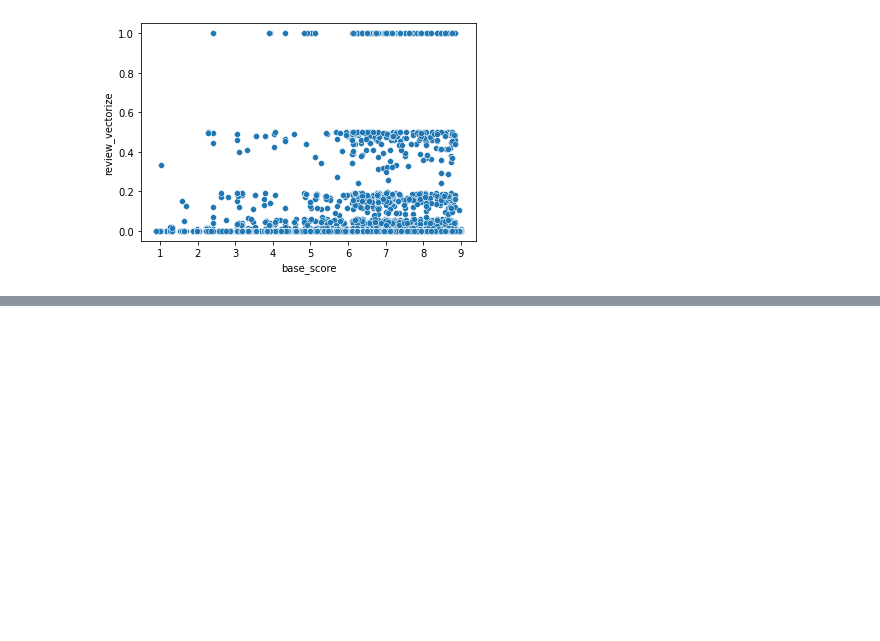
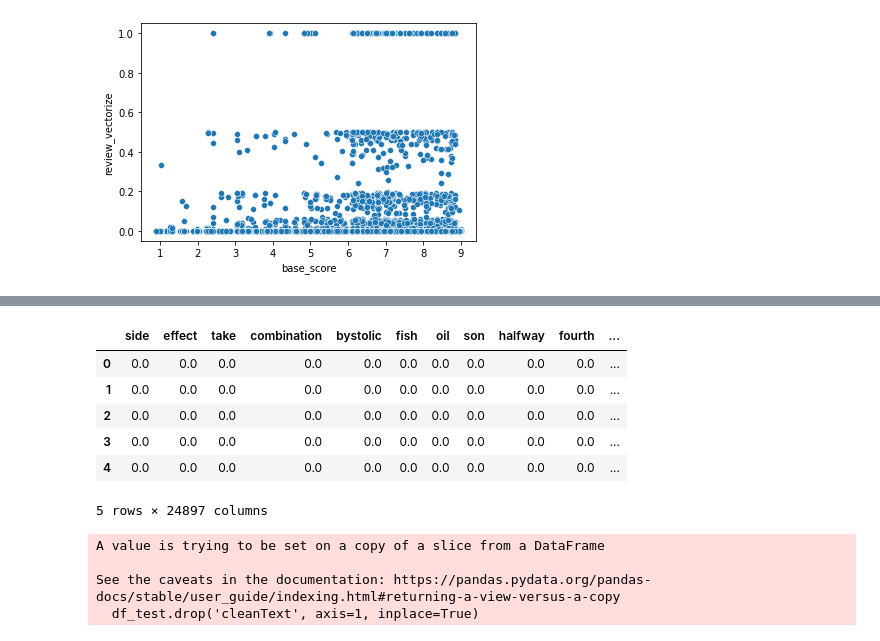
Before and after one commit to riyazunt/NLP_Machine_Test, a Jupyter notebook: NLP_Health_Care.ipynb, the cells around one changed output, grey strips where cells are left out. Saved outputs shown, nothing was run; the diff lists cells and outputs as text; code cells hidden in the pictures; blank space fills up the shorter version.

```diff
--- a/NLP_Health_Care.ipynb
+++ b/NLP_Health_Care.ipynb
@@ -320,0 +722,2 @@ sns.scatterplot(x = df_copy['base_score'], y = df_copy['review_vectorize'])
+# %%
+df_test.drop('index', axis = 1, inplace=True)
@@ -320,0 +738,24 @@ sns.scatterplot(x = df_copy['base_score'], y = df_copy['review_vectorize'])
+# %%
+vt = joblib.load('vectorizer.pkl')
+reg = joblib.load('nlp.pkl')
+# %%
+ds = vt.transform(df_test['cleanText'])
+# %%
+ds = pd.DataFrame.sparse.from_spmatrix(ds, columns=vt.vocabulary_.keys())
+# %%
+ds.head()
+# %% [output]
+|  | side | effect | take | combination | bystolic | fish | oil | son | halfway | fourth | ... |
+| 0 | 0.0 | 0.0 | 0.0 | 0.0 | 0.0 | 0.0 | 0.0 | 0.0 | 0.0 | 0.0 | ... |
+| 1 | 0.0 | 0.0 | 0.0 | 0.0 | 0.0 | 0.0 | 0.0 | 0.0 | 0.0 | 0.0 | ... |
+| 2 | 0.0 | 0.0 | 0.0 | 0.0 | 0.0 | 0.0 | 0.0 | 0.0 | 0.0 | 0.0 | ... |
+| 3 | 0.0 | 0.0 | 0.0 | 0.0 | 0.0 | 0.0 | 0.0 | 0.0 | 0.0 | 0.0 | ... |
+| 4 | 0.0 | 0.0 | 0.0 | 0.0 | 0.0 | 0.0 | 0.0 | 0.0 | 0.0 | 0.0 | ... |
+5 rows × 24897 columns
+# %%
+df_test.drop('cleanText', axis=1, inplace=True)
+# %% [output]
+A value is trying to be set on a copy of a slice from a DataFrame
+
+See the caveats in the documentation: https://pandas.pydata.org/pandas-docs/stable/user_guide/indexing.html#returning-a-view-versus-a-copy
+  df_test.drop('cleanText', axis=1, inplace=True)
```
Also changed, not shown: parts of 94 cells of this notebook, 6 other files.
